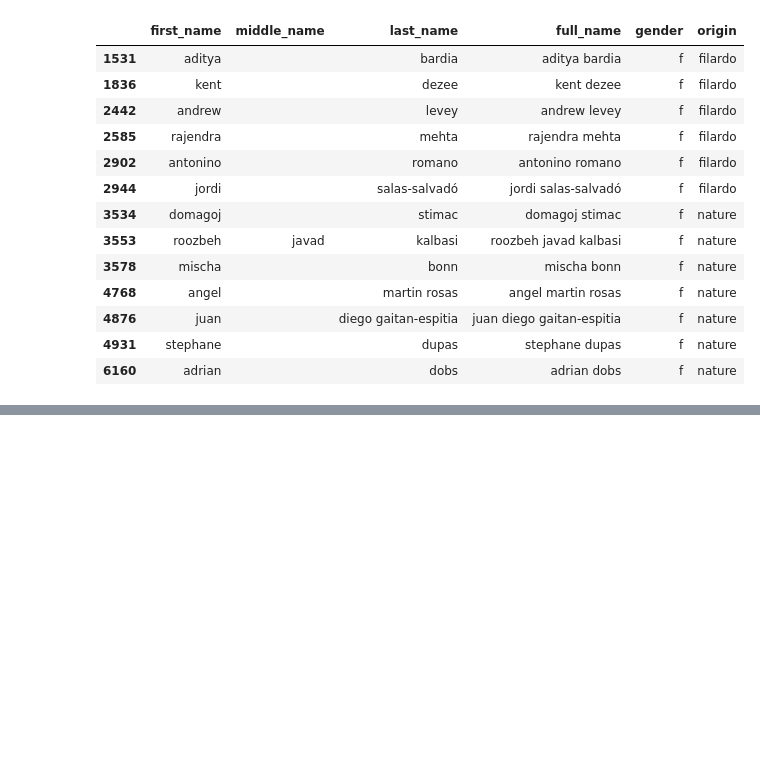
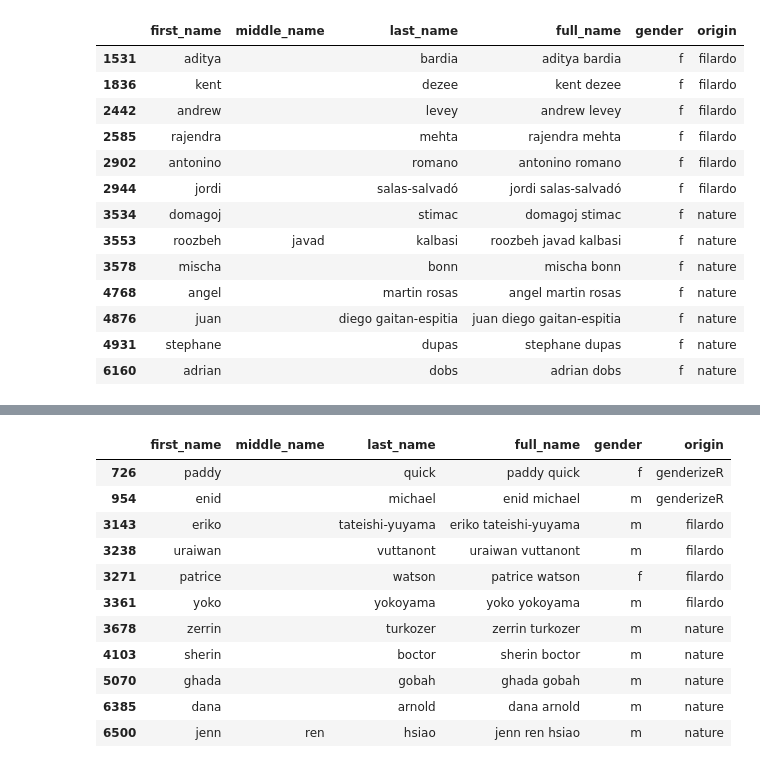
Before and after one commit to GenderGapSTEM-PublicationAnalysis/name_gender_inference, a Jupyter notebook: Check_wrong_gender_assignments_in_test_data_all.csv.ipynb, the cells around one changed output, grey strips where cells are left out. Cells and saved outputs as stored; diff of their text form; code cells hidden in the pictures; blank space fills up the shorter version.

```diff
--- a/Check_wrong_gender_assignments_in_test_data_all.csv.ipynb
+++ b/Check_wrong_gender_assignments_in_test_data_all.csv.ipynb
@@ -371,0 +435,15 @@ df[df.full_name.isin(change_to_m)]
+# %%
+df[df.full_name.isin(change_to_u)]
+# %% [output]
+|  | first_name | middle_name | last_name | full_name | gender | origin |
+| 726 | paddy |  | quick | paddy quick | f | genderizeR |
+| 954 | enid |  | michael | enid michael | m | genderizeR |
+| 3143 | eriko |  | tateishi-yuyama | eriko tateishi-yuyama | m | filardo |
+| 3238 | uraiwan |  | vuttanont | uraiwan vuttanont | m | filardo |
+| 3271 | patrice |  | watson | patrice watson | f | filardo |
+| 3361 | yoko |  | yokoyama | yoko yokoyama | m | filardo |
+| 3678 | zerrin |  | turkozer | zerrin turkozer | m | nature |
+| 4103 | sherin |  | boctor | sherin boctor | m | nature |
+| 5070 | ghada |  | gobah | ghada gobah | m | nature |
+| 6385 | dana |  | arnold | dana arnold | m | nature |
+| 6500 | jenn | ren | hsiao | jenn ren hsiao | m | nature |
```
Also changed, not shown: parts of 9 cells of this notebook, 1 other file.
